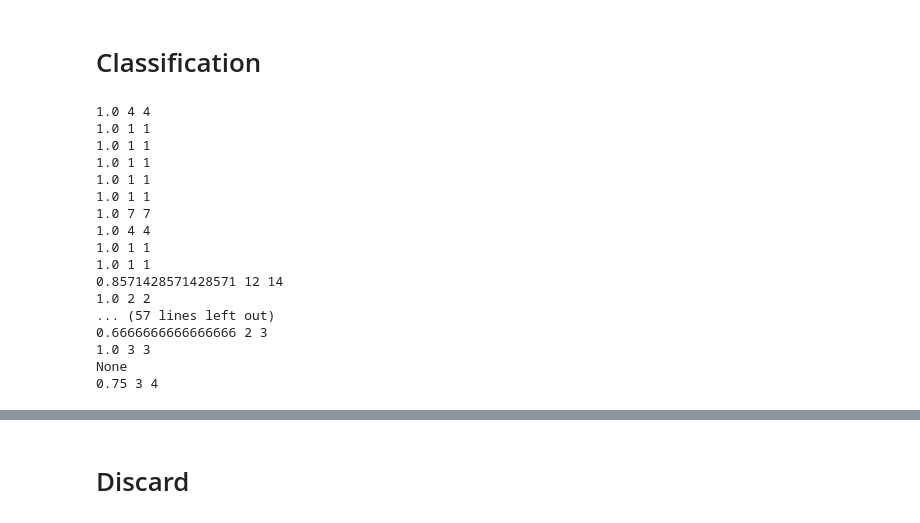
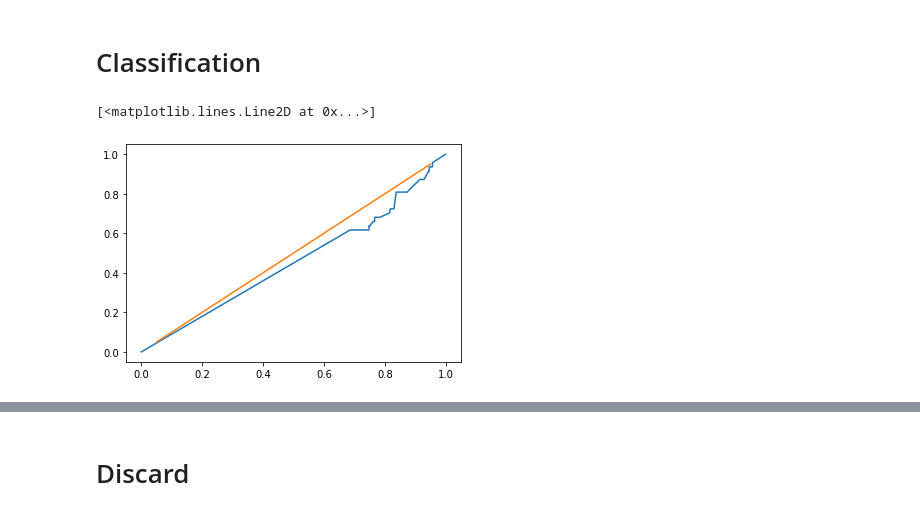
Before and after one commit to Schimmenti/EarthquakesGPS, a Jupyter notebook: Dataset.ipynb, the cells around one changed output, grey strips where cells are left out. Saved outputs shown, nothing was run; the diff lists cells and outputs as text; code cells hidden in the pictures.

```diff
--- a/Dataset.ipynb
+++ b/Dataset.ipynb
@@ -196 +195,16 @@ v_th_prob = 0.5
+# %%
+save_curve1 = np.copy(res)
+# %%
+save_curve2 = np.copy(res)
+# %%
+idx=6
+y_true = np.concatenate([np.zeros(len(save_curve1[idx]),dtype='int'),np.ones(len(save_curve2[idx]),dtype='int')])
+y_classified = np.concatenate([save_curve1[idx], save_curve2[idx]])
+fpr, tpr, thresholds = roc_curve(y_true, y_classified)
+# %%
+plt.plot(fpr, tpr)
+plt.plot(probs,probs)
+# %% [output]
+[<matplotlib.lines.Line2D at 0x...>]
+[figure, added]
 # %%
@@ -212,39 +251,0 @@ for key in excoefs.keys():
-# %%
-for cnt, (date,row) in enumerate(earthquakes.iterrows()):
-  match_cnt = 0
-  alert_cnt = 0
-  for cnt2, key in enumerate(excoefs.keys()):
-     dist = distances[cnt,cnt2]
-     if(dist <= threshold_dist):
-
-       match = np.argwhere(stat_data[key].index==date).flatten()
-       if(len(match)>0):
-         match = match[0]
-         v_matched = np.sqrt(np.sum(excoefs[key][:,match-W:match][:2,:]**2,axis=0))
-         v_matched = v_matched[np.isfinite(v_matched)]
-         if(len(v_matched) == W):
-           match_cnt += 1
-           if(np.max(v_matched) >= v_thresholds[key]):
-             alert_cnt += 1
-  if(match_cnt > 0):
-    print(alert_cnt/match_cnt, alert_cnt, match_cnt)
-  else:
-    print("None")
-# %% [output]
-1.0 4 4
-1.0 1 1
-1.0 1 1
-1.0 1 1
-1.0 1 1
-1.0 1 1
-1.0 7 7
-1.0 4 4
-1.0 1 1
-1.0 1 1
-0.8571428571428571 12 14
-1.0 2 2
-... (57 lines left out)
-0.6666666666666666 2 3
-1.0 3 3
-None
-0.75 3 4
```
Also changed, not shown: parts of 10 cells of this notebook.
